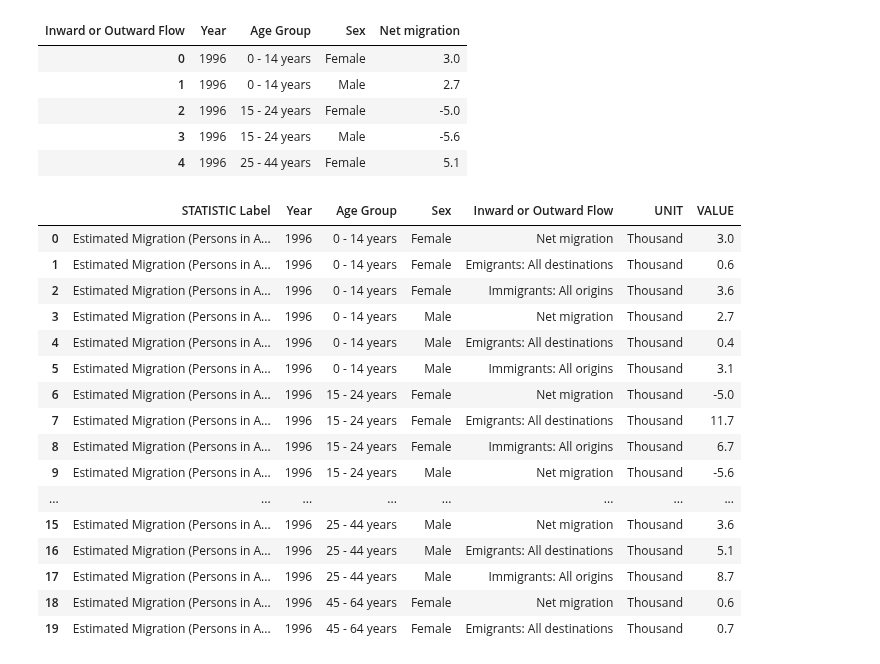
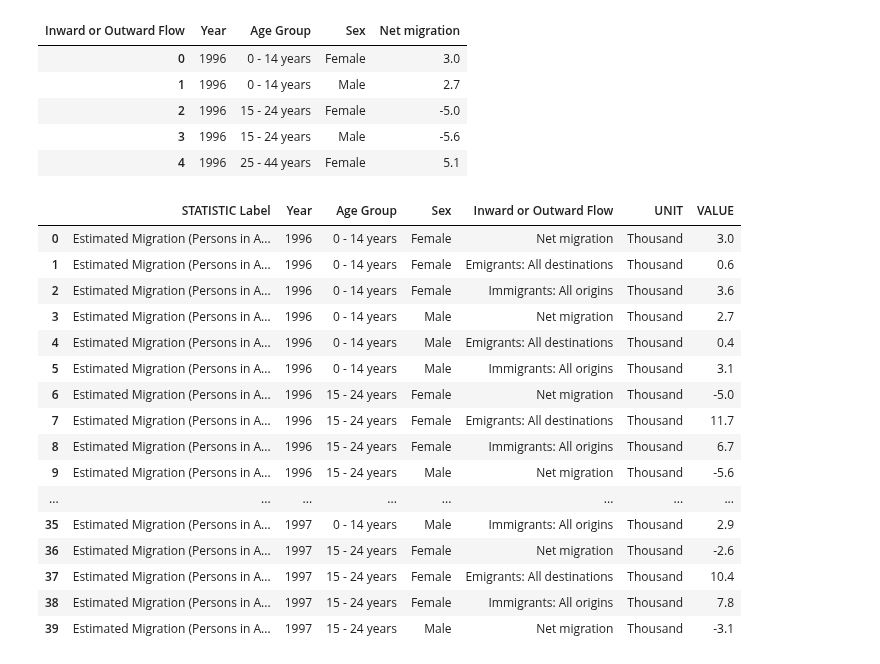
Before and after one commit to Ivkoto/DataAnalyticsMachineLearning, a Jupyter notebook: Data_Preparation/CA1_Data_Prep_V7.ipynb, the cells around one changed output. Drawn from its saved outputs; the diff is of its cells as text; code cells hidden in the pictures.

```diff
--- a/Data_Preparation/CA1_Data_Prep_V7.ipynb
+++ b/Data_Preparation/CA1_Data_Prep_V7.ipynb
@@ -216,31 +246,31 @@ pivot_table[['Year', 'Age Group', 'Sex', 'Net migration']].head()
 # %%
 def calculate_net_migration(group):
     immigrants = group[group['Inward or Outward Flow'] == 'Immigrants: All origins']['VALUE'].values[0]
     emigrants = group[group['Inward or Outward Flow'] == 'Emigrants: All destinations']['VALUE'].values[0]
     net_migration = immigrants - emigrants
     group.loc[group['Inward or Outward Flow'] == 'Net migration', 'VALUE'] = net_migration
     return group
 
 # Apply the function to each group
-data_imputed = migration_df_age_group_for_ml.groupby(['Year', 'Age Group', 'Sex']).apply(calculate_net_migration).reset_index(drop=True)
+migration_df_age_group_for_ml = migration_df_age_group_for_ml.groupby(['Year', 'Age Group', 'Sex']).apply(calculate_net_migration).reset_index(drop=True)
 
 # Display the updated dataframe to verify the imputation
-data_imputed.head(20)
+migration_df_age_group_for_ml.head(40)
 # %% [output]
 |  | STATISTIC Label | Year | Age Group | Sex | Inward or Outward Flow | UNIT | VALUE |
 | 0 | Estimated Migration (Persons in A... | 1996 | 0 - 14 years | Female | Net migration | Thousand | 3.0 |
 | 1 | Estimated Migration (Persons in A... | 1996 | 0 - 14 years | Female | Emigrants: All destinations | Thousand | 0.6 |
 | 2 | Estimated Migration (Persons in A... | 1996 | 0 - 14 years | Female | Immigrants: All origins | Thousand | 3.6 |
 | 3 | Estimated Migration (Persons in A... | 1996 | 0 - 14 years | Male | Net migration | Thousand | 2.7 |
 | 4 | Estimated Migration (Persons in A... | 1996 | 0 - 14 years | Male | Emigrants: All destinations | Thousand | 0.4 |
 | 5 | Estimated Migration (Persons in A... | 1996 | 0 - 14 years | Male | Immigrants: All origins | Thousand | 3.1 |
 | 6 | Estimated Migration (Persons in A... | 1996 | 15 - 24 years | Female | Net migration | Thousand | -5.0 |
 | 7 | Estimated Migration (Persons in A... | 1996 | 15 - 24 years | Female | Emigrants: All destinations | Thousand | 11.7 |
 | 8 | Estimated Migration (Persons in A... | 1996 | 15 - 24 years | Female | Immigrants: All origins | Thousand | 6.7 |
 | 9 | Estimated Migration (Persons in A... | 1996 | 15 - 24 years | Male | Net migration | Thousand | -5.6 |
 | ... | ... | ... | ... | ... | ... | ... | ... |
-| 15 | Estimated Migration (Persons in A... | 1996 | 25 - 44 years | Male | Net migration | Thousand | 3.6 |
-| 16 | Estimated Migration (Persons in A... | 1996 | 25 - 44 years | Male | Emigrants: All destinations | Thousand | 5.1 |
-| 17 | Estimated Migration (Persons in A... | 1996 | 25 - 44 years | Male | Immigrants: All origins | Thousand | 8.7 |
-| 18 | Estimated Migration (Persons in A... | 1996 | 45 - 64 years | Female | Net migration | Thousand | 0.6 |
-| 19 | Estimated Migration (Persons in A... | 1996 | 45 - 64 years | Female | Emigrants: All destinations | Thousand | 0.7 |
+| 35 | Estimated Migration (Persons in A... | 1997 | 0 - 14 years | Male | Immigrants: All origins | Thousand | 2.9 |
+| 36 | Estimated Migration (Persons in A... | 1997 | 15 - 24 years | Female | Net migration | Thousand | -2.6 |
+| 37 | Estimated Migration (Persons in A... | 1997 | 15 - 24 years | Female | Emigrants: All destinations | Thousand | 10.4 |
+| 38 | Estimated Migration (Persons in A... | 1997 | 15 - 24 years | Female | Immigrants: All origins | Thousand | 7.8 |
+| 39 | Estimated Migration (Persons in A... | 1997 | 15 - 24 years | Male | Net migration | Thousand | -3.1 |
```
Also changed, not shown: parts of 30 cells of this notebook.
